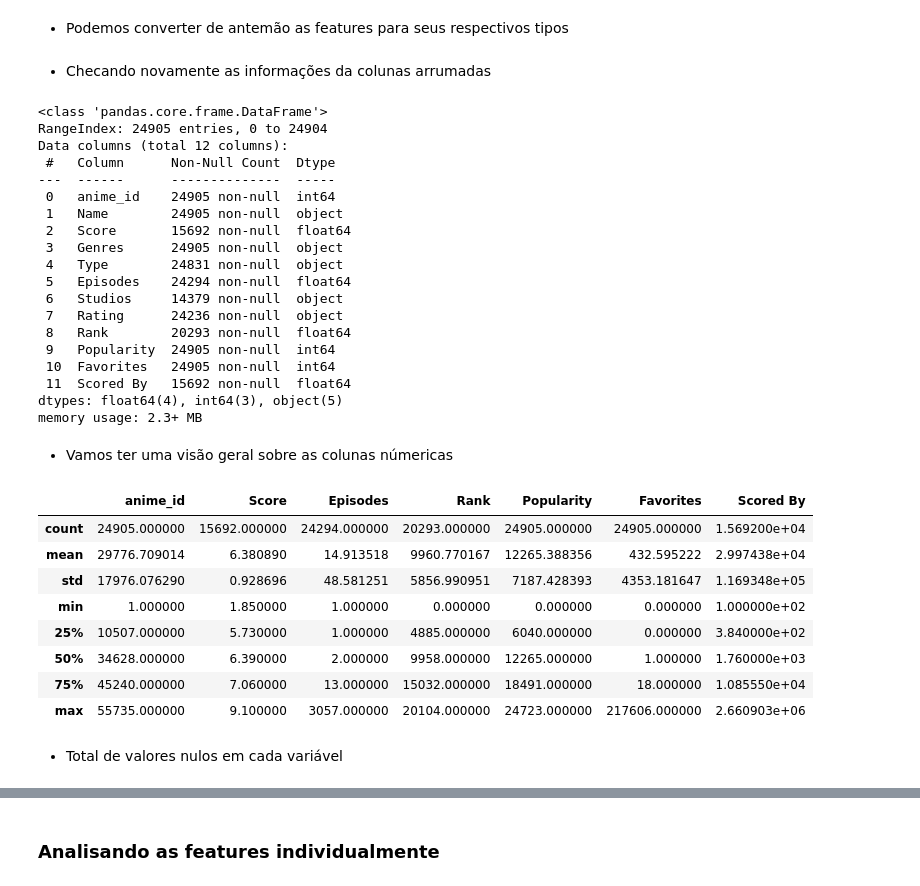
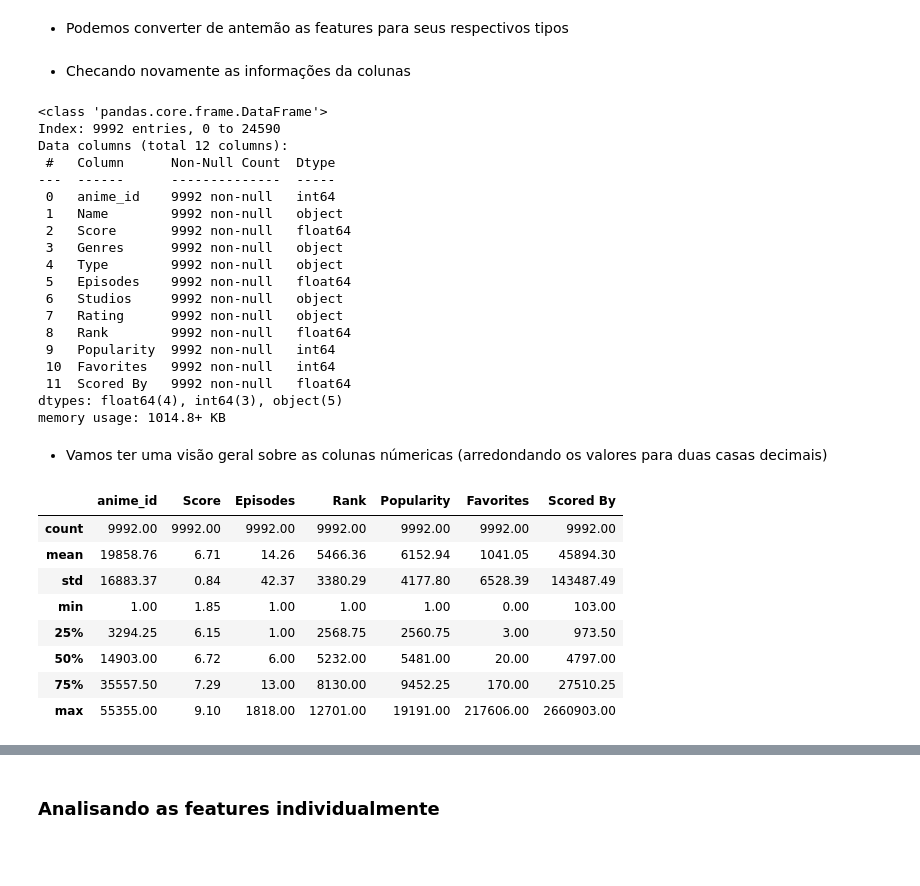
Before and after one commit to guievbs/anime-insights, a Jupyter notebook: notebooks/analise.ipynb, the cells around one changed output, grey strips where cells are left out. Cells and saved outputs as stored; diff of their text form; code cells hidden in the pictures; blank space fills up the shorter version.

```diff
--- a/notebooks/analise.ipynb
+++ b/notebooks/analise.ipynb
@@ -123,3 +111,6 @@ cols = df.columns
 
 for c in cols:
     df[c] = df[c].replace('UNKNOWN', np.nan)
+
+df = df.dropna()
+df.sample(3)
@@ -131,43 +127,42 @@ df['Scored By'] = df['Scored By'].astype('float')
 df['Episodes'] = df['Episodes'].astype('float')
 df['Rank'] = df['Rank'].astype('float')
 df['Genres'] = df['Genres'].astype('str')
+df['Type'] = df['Type'].astype('str')
 # %% [markdown]
-- Checando novamente as informações da colunas arrumadas
+- Checando novamente as informações da colunas
 # %%
 df.info()
 # %% [output]
 <class 'pandas.core.frame.DataFrame'>
-RangeIndex: 24905 entries, 0 to 24904
+Index: 9992 entries, 0 to 24590
 Data columns (total 12 columns):
  #   Column      Non-Null Count  Dtype
 ---  ------      --------------  -----
- 0   anime_id    24905 non-null  int64
- 1   Name        24905 non-null  object
- 2   Score       15692 non-null  float64
- 3   Genres      24905 non-null  object
- 4   Type        24831 non-null  object
- 5   Episodes    24294 non-null  float64
- 6   Studios     14379 non-null  object
- 7   Rating      24236 non-null  object
- 8   Rank        20293 non-null  float64
- 9   Popularity  24905 non-null  int64
- 10  Favorites   24905 non-null  int64
- 11  Scored By   15692 non-null  float64
+ 0   anime_id    9992 non-null   int64
+ 1   Name        9992 non-null   object
+ 2   Score       9992 non-null   float64
+ 3   Genres      9992 non-null   object
+ 4   Type        9992 non-null   object
+ 5   Episodes    9992 non-null   float64
+ 6   Studios     9992 non-null   object
+ 7   Rating      9992 non-null   object
+ 8   Rank        9992 non-null   float64
+ 9   Popularity  9992 non-null   int64
+ 10  Favorites   9992 non-null   int64
+ 11  Scored By   9992 non-null   float64
 dtypes: float64(4), int64(3), object(5)
-memory usage: 2.3+ MB
+memory usage: 1014.8+ KB
 # %% [markdown]
-- Vamos ter uma visão geral sobre as colunas númericas
+- Vamos ter uma visão geral sobre as colunas númericas (arredondando os valores para duas casas decimais)
 # %%
-df.describe()
+df.describe().round(2)
 # %% [output]
 |  | anime_id | Score | Episodes | Rank | Popularity | Favorites | Scored By |
-| count | 24905.000000 | 15692.000000 | 24294.000000 | 20293.000000 | 24905.000000 | 24905.000000 | 1.569200e+04 |
-| mean | 29776.709014 | 6.380890 | 14.913518 | 9960.770167 | 12265.388356 | 432.595222 | 2.997438e+04 |
-| std | 17976.076290 | 0.928696 | 48.581251 | 5856.990951 | 7187.428393 | 4353.181647 | 1.169348e+05 |
-| min | 1.000000 | 1.850000 | 1.000000 | 0.000000 | 0.000000 | 0.000000 | 1.000000e+02 |
-| 25% | 10507.000000 | 5.730000 | 1.000000 | 4885.000000 | 6040.000000 | 0.000000 | 3.840000e+02 |
-| 50% | 34628.000000 | 6.390000 | 2.000000 | 9958.000000 | 12265.000000 | 1.000000 | 1.760000e+03 |
-| 75% | 45240.000000 | 7.060000 | 13.000000 | 15032.000000 | 18491.000000 | 18.000000 | 1.085550e+04 |
-| max | 55735.000000 | 9.100000 | 3057.000000 | 20104.000000 | 24723.000000 | 217606.000000 | 2.660903e+06 |
+| count | 9992.00 | 9992.00 | 9992.00 | 9992.00 | 9992.00 | 9992.00 | 9992.00 |
+| mean | 19858.76 | 6.71 | 14.26 | 5466.36 | 6152.94 | 1041.05 | 45894.30 |
+| std | 16883.37 | 0.84 | 42.37 | 3380.29 | 4177.80 | 6528.39 | 143487.49 |
+| min | 1.00 | 1.85 | 1.00 | 1.00 | 1.00 | 0.00 | 103.00 |
+| 25% | 3294.25 | 6.15 | 1.00 | 2568.75 | 2560.75 | 3.00 | 973.50 |
+| 50% | 14903.00 | 6.72 | 6.00 | 5232.00 | 5481.00 | 20.00 | 4797.00 |
+| 75% | 35557.50 | 7.29 | 13.00 | 8130.00 | 9452.25 | 170.00 | 27510.25 |
+| max | 55355.00 | 9.10 | 1818.00 | 12701.00 | 19191.00 | 217606.00 | 2660903.00 |
-# %% [markdown]
-- Total de valores nulos em cada variável
```
Also changed, not shown: parts of 39 cells of this notebook.
